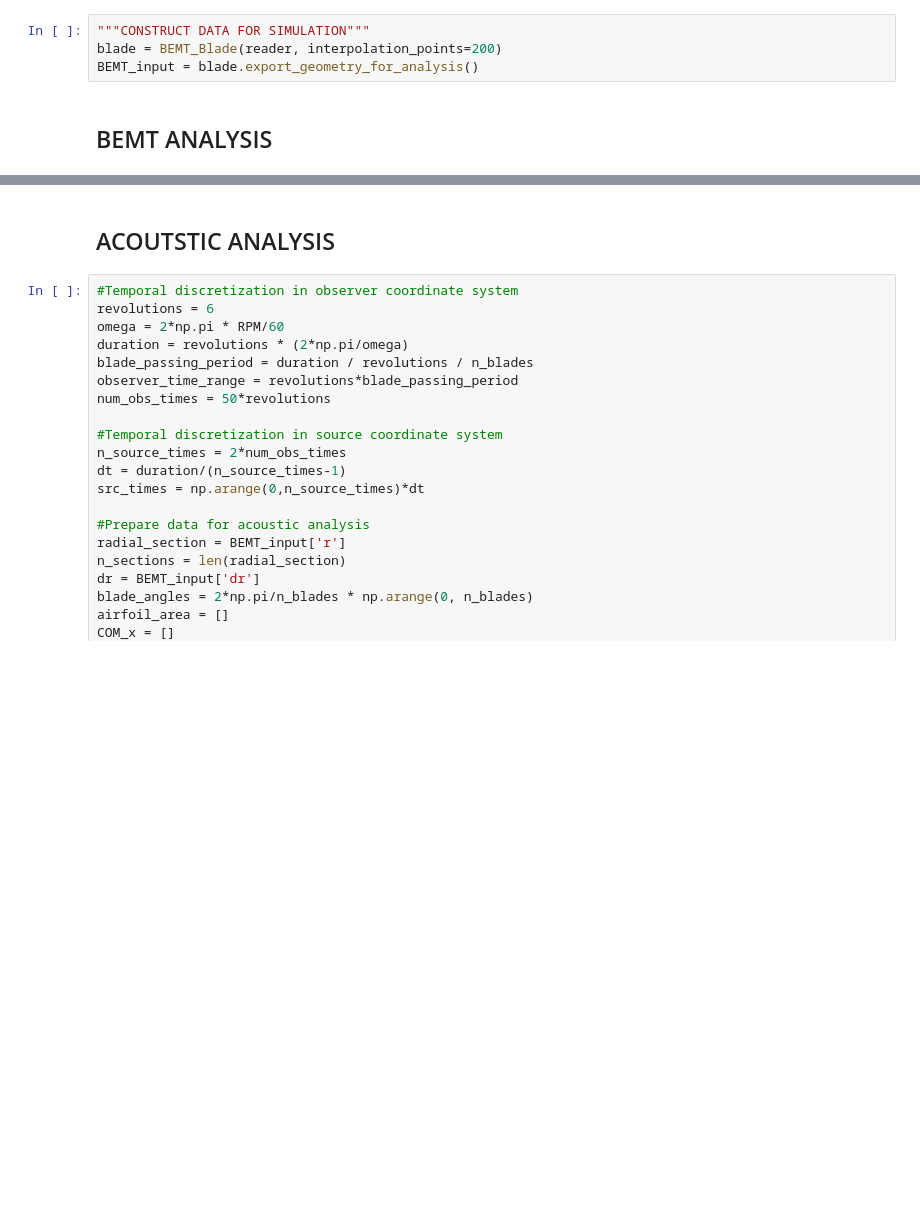
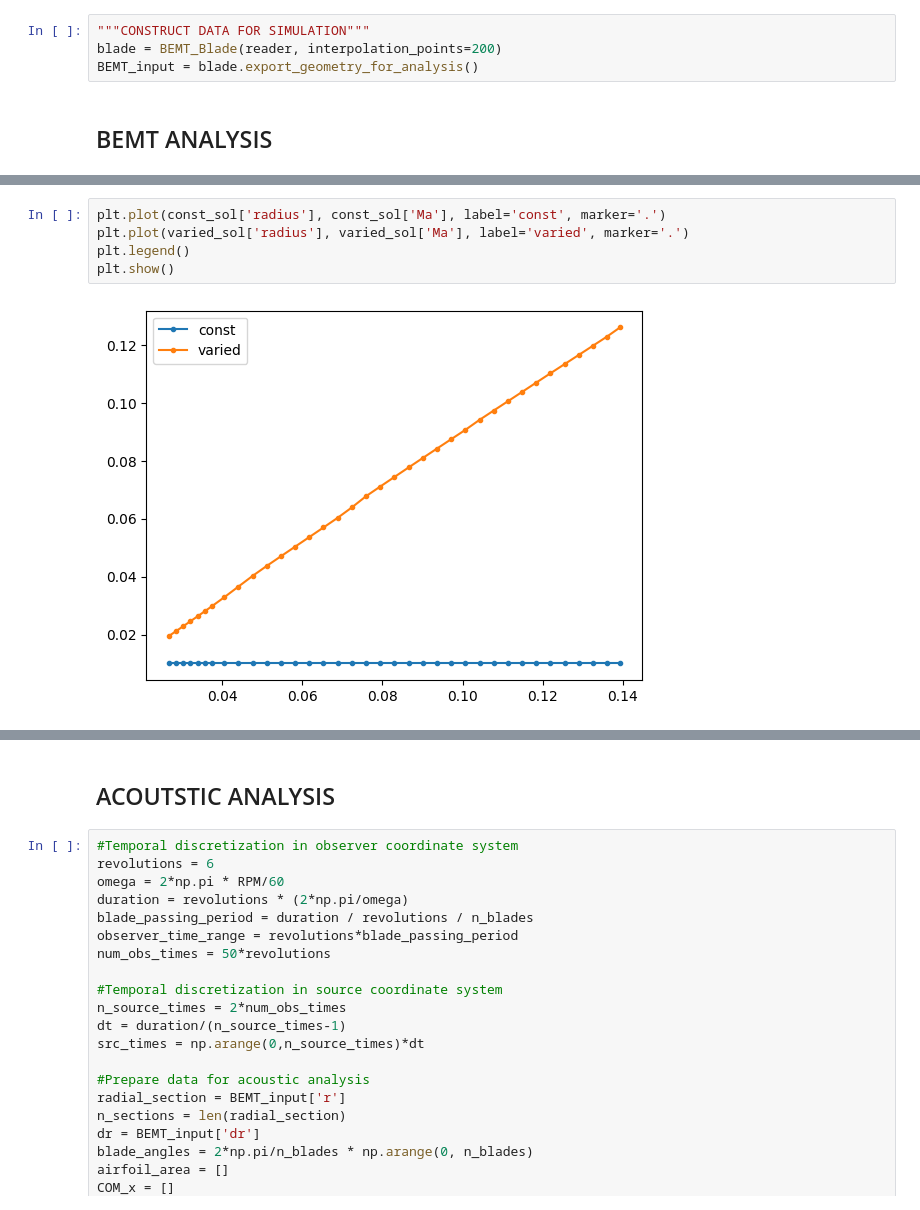
Before and after one commit to Ynnelmen/PropGeom-Sim, a Jupyter notebook: guided_example_functionality.ipynb, the cells around one changed output, grey strips where cells are left out. Drawn from its saved outputs; the diff is of its cells as text; blank space fills up the shorter version.

```diff
--- a/guided_example_functionality.ipynb
+++ b/guided_example_functionality.ipynb
@@ -72,0 +377,7 @@ propeller_analysis.run_BEMT(n_jobs=n_jobs)
+# %%
+plt.plot(const_sol['radius'], const_sol['Ma'], label='const', marker='.')
+plt.plot(varied_sol['radius'], varied_sol['Ma'], label='varied', marker='.')
+plt.legend()
+plt.show()
+# %% [output]
+[figure, added]
```
Also changed, not shown: parts of 16 cells of this notebook, 2 other files.
